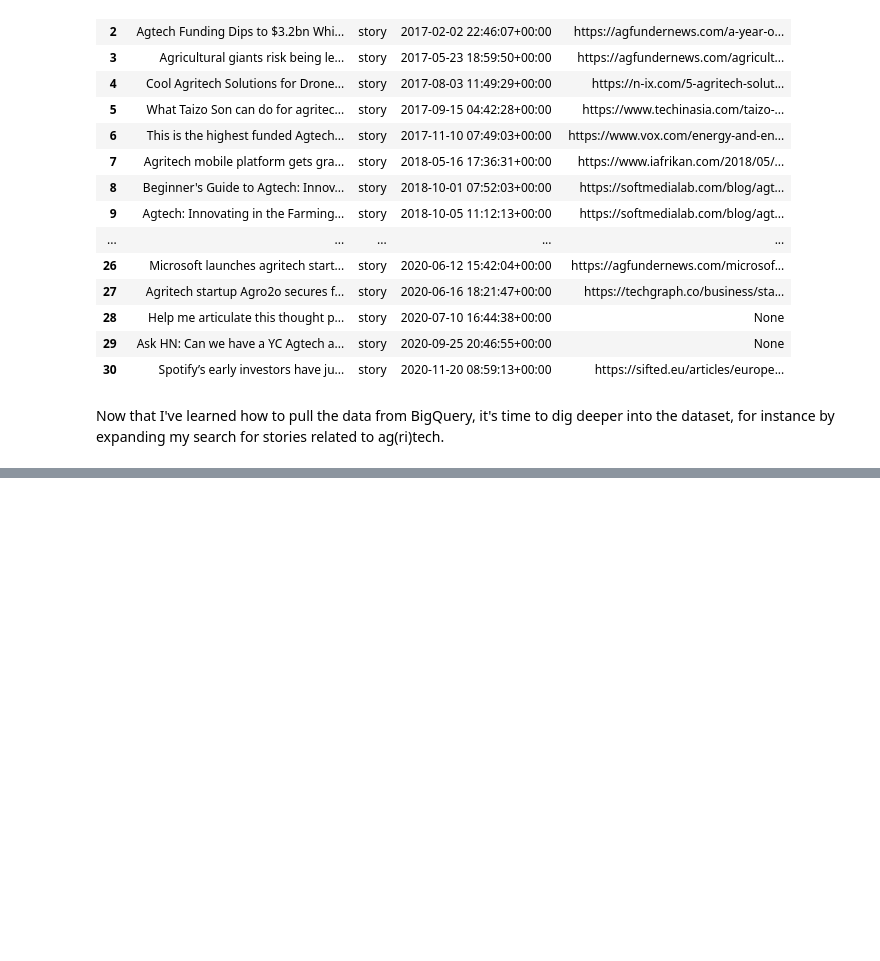
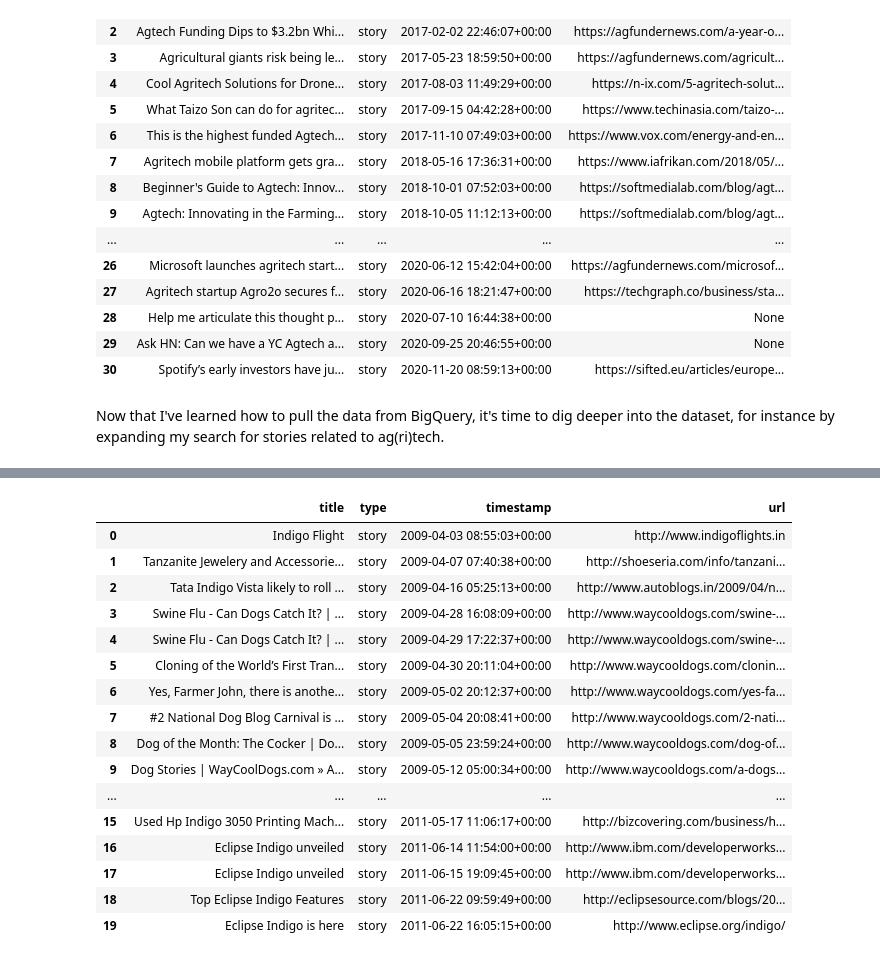
Before and after one commit to fangningtan/hackernews-agtech, a Jupyter notebook: bigquery_test.ipynb, the cells around one changed output, grey strips where cells are left out. Drawn from its saved outputs; the diff is of its cells as text; code cells hidden in the pictures; blank space fills up the shorter version.

Commit message:
added code to find mentions of specific agtech startups

```diff
--- a/bigquery_test.ipynb
+++ b/bigquery_test.ipynb
@@ -104,0 +143,14 @@ Now that I've learned how to pull the data from BigQuery, it's time to dig deepe
+# %%
+#this is another method using pandas to save query results to a df
+client = bigquery.Client()
+
+# Using WHERE reduces the amount of data scanned / quota used
+query = """
+SELECT title, type, timestamp, url
+FROM `bigquery-public-data.hacker_news.full`
+WHERE REGEXP_CONTAINS(title, r'AppHarvest|Bear Flag Robotics|CropIn|Indigo|Aerobotics|Bowery Farming|Agrify|Farmers Business Network|ICEYE|Hargol FoodTech|American Robotics|Apeel Sciences|Gardyn|Taranis|WayCool|Ynsect')
+ORDER BY timestamp
+"""
+
+startup_titles_df = client.query(query).to_dataframe()
+startup_titles_df
@@ -104,0 +171,20 @@ Now that I've learned how to pull the data from BigQuery, it's time to dig deepe
+# %%
+startup_titles_df.head(20)
+# %% [output]
+|  | title | type | timestamp | url |
+| 0 | Indigo Flight | story | 2009-04-03 08:55:03+00:00 | http://www.indigoflights.in |
+| 1 | Tanzanite Jewelery and Accessorie... | story | 2009-04-07 07:40:38+00:00 | http://shoeseria.com/info/tanzani... |
+| 2 | Tata Indigo Vista likely to roll ... | story | 2009-04-16 05:25:13+00:00 | http://www.autoblogs.in/2009/04/n... |
+| 3 | Swine Flu - Can Dogs Catch It? | ... | story | 2009-04-28 16:08:09+00:00 | http://www.waycooldogs.com/swine-... |
+| 4 | Swine Flu - Can Dogs Catch It? | ... | story | 2009-04-29 17:22:37+00:00 | http://www.waycooldogs.com/swine-... |
+| 5 | Cloning of the World’s First Tran... | story | 2009-04-30 20:11:04+00:00 | http://www.waycooldogs.com/clonin... |
+| 6 | Yes, Farmer John, there is anothe... | story | 2009-05-02 20:12:37+00:00 | http://www.waycooldogs.com/yes-fa... |
+| 7 | #2 National Dog Blog Carnival is ... | story | 2009-05-04 20:08:41+00:00 | http://www.waycooldogs.com/2-nati... |
+| 8 | Dog of the Month: The Cocker | Do... | story | 2009-05-05 23:59:24+00:00 | http://www.waycooldogs.com/dog-of... |
+| 9 | Dog Stories | WayCoolDogs.com » A... | story | 2009-05-12 05:00:34+00:00 | http://www.waycooldogs.com/a-dogs... |
+| ... | ... | ... | ... | ... |
+| 15 | Used Hp Indigo 3050 Printing Mach... | story | 2011-05-17 11:06:17+00:00 | http://bizcovering.com/business/h... |
+| 16 | Eclipse Indigo unveiled | story | 2011-06-14 11:54:00+00:00 | http://www.ibm.com/developerworks... |
+| 17 | Eclipse Indigo unveiled | story | 2011-06-15 19:09:45+00:00 | http://www.ibm.com/developerworks... |
+| 18 | Top Eclipse Indigo Features | story | 2011-06-22 09:59:49+00:00 | http://eclipsesource.com/blogs/20... |
+| 19 | Eclipse Indigo is here | story | 2011-06-22 16:05:15+00:00 | http://www.eclipse.org/indigo/ |
```
Also changed, not shown: parts of 25 cells of this notebook.
